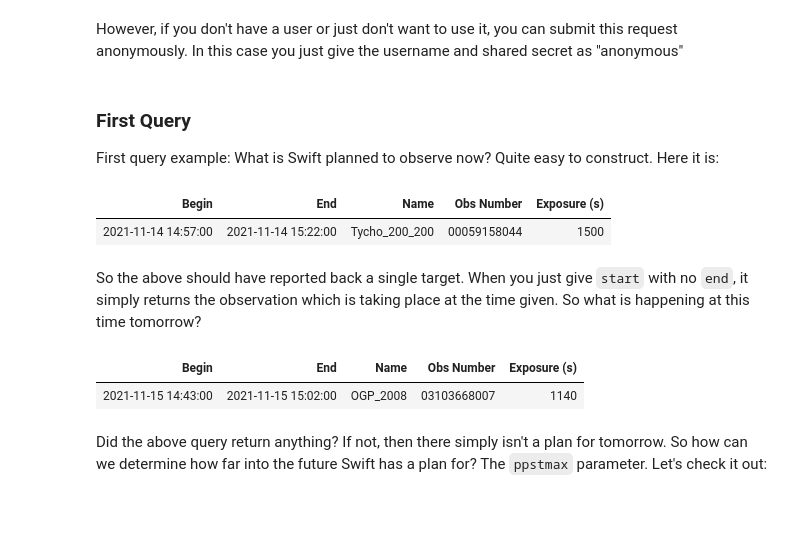
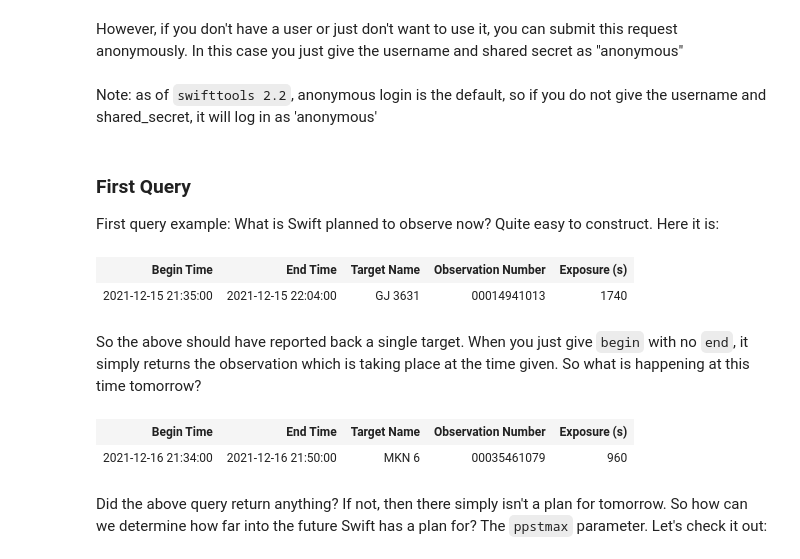
Before and after one commit to Swift-SOT/swifttools, a Jupyter notebook: examples/Swift Plan Query Example Notebook.ipynb, the cells around one changed output. Cells and saved outputs as stored; diff of their text form; code cells hidden in the pictures; blank space fills up the shorter version.

```diff
--- a/examples/Swift Plan Query Example Notebook.ipynb
+++ b/examples/Swift Plan Query Example Notebook.ipynb
@@ -31,24 +31,26 @@ However, if you don't have a user or just don't want to use it, you can submit t
 # %%
 username = 'anonymous'
 shared_secret = 'anonymous'
+# %% [markdown]
+Note: as of `swifttools 2.2`, anonymous login is the default, so if you do not give the username and shared_secret, it will log in as 'anonymous'
 # %% [markdown]
 ### First Query
 
 First query example: What is Swift planned to observe now? Quite easy to construct. Here it is:
 # %%
-plan = Swift_PlanQuery(username,shared_secret,begin=datetime.utcnow())
+plan = Swift_PlanQuery(begin=datetime.utcnow())
 plan
 # %% [output]
-| Begin | End | Name | Obs Number | Exposure (s) |
-| 2021-11-14 14:57:00 | 2021-11-14 15:22:00 | Tycho_200_200 | 00059158044 | 1500 |
+| Begin Time | End Time | Target Name | Observation Number | Exposure (s) |
+| 2021-12-15 21:35:00 | 2021-12-15 22:04:00 | GJ 3631 | 00014941013 | 1740 |
 # %% [markdown]
-So the above should have reported back a single target. When you just give `start` with no `end`, it simply returns the observation which is taking place at the time given. So what is happening at this time tomorrow?
+So the above should have reported back a single target. When you just give `begin` with no `end`, it simply returns the observation which is taking place at the time given. So what is happening at this time tomorrow?
 # %%
-plan = Swift_PlanQuery(username,shared_secret,begin=datetime.utcnow()+timedelta(days=1))
+plan = Swift_PlanQuery(begin=datetime.utcnow()+timedelta(days=1))
 plan
 # %% [output]
-| Begin | End | Name | Obs Number | Exposure (s) |
-| 2021-11-15 14:43:00 | 2021-11-15 15:02:00 | OGP_2008 | 03103668007 | 1140 |
+| Begin Time | End Time | Target Name | Observation Number | Exposure (s) |
+| 2021-12-16 21:34:00 | 2021-12-16 21:50:00 | MKN 6 | 00035461079 | 960 |
 # %% [markdown]
 Did the above query return anything? If not, then there simply isn't a plan for tomorrow. So how can we determine how far into the future Swift has a plan for? The `ppstmax` parameter. Let's check it out:
 # %%
```
Also changed, not shown: parts of 5 cells of this notebook, 19 other files.
